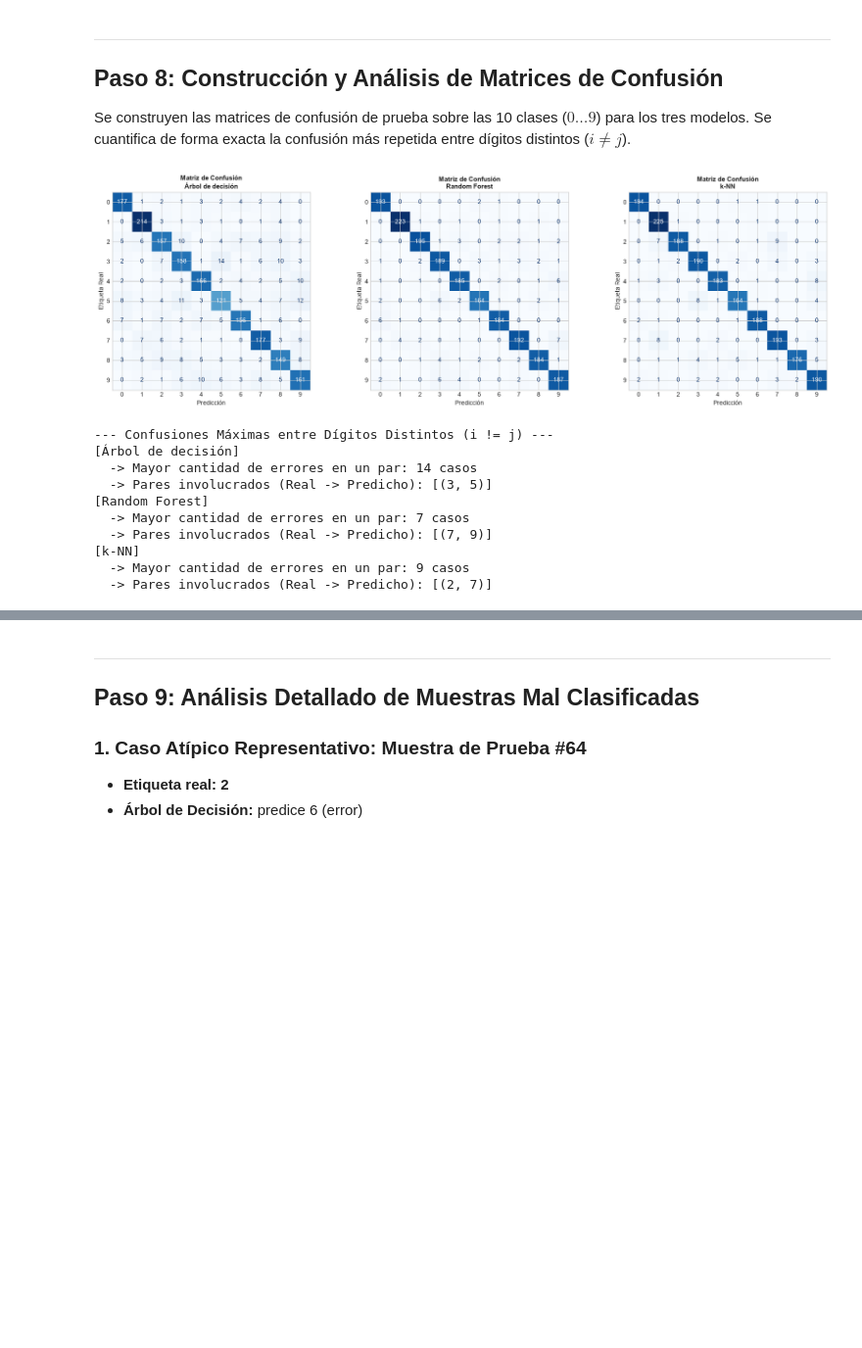
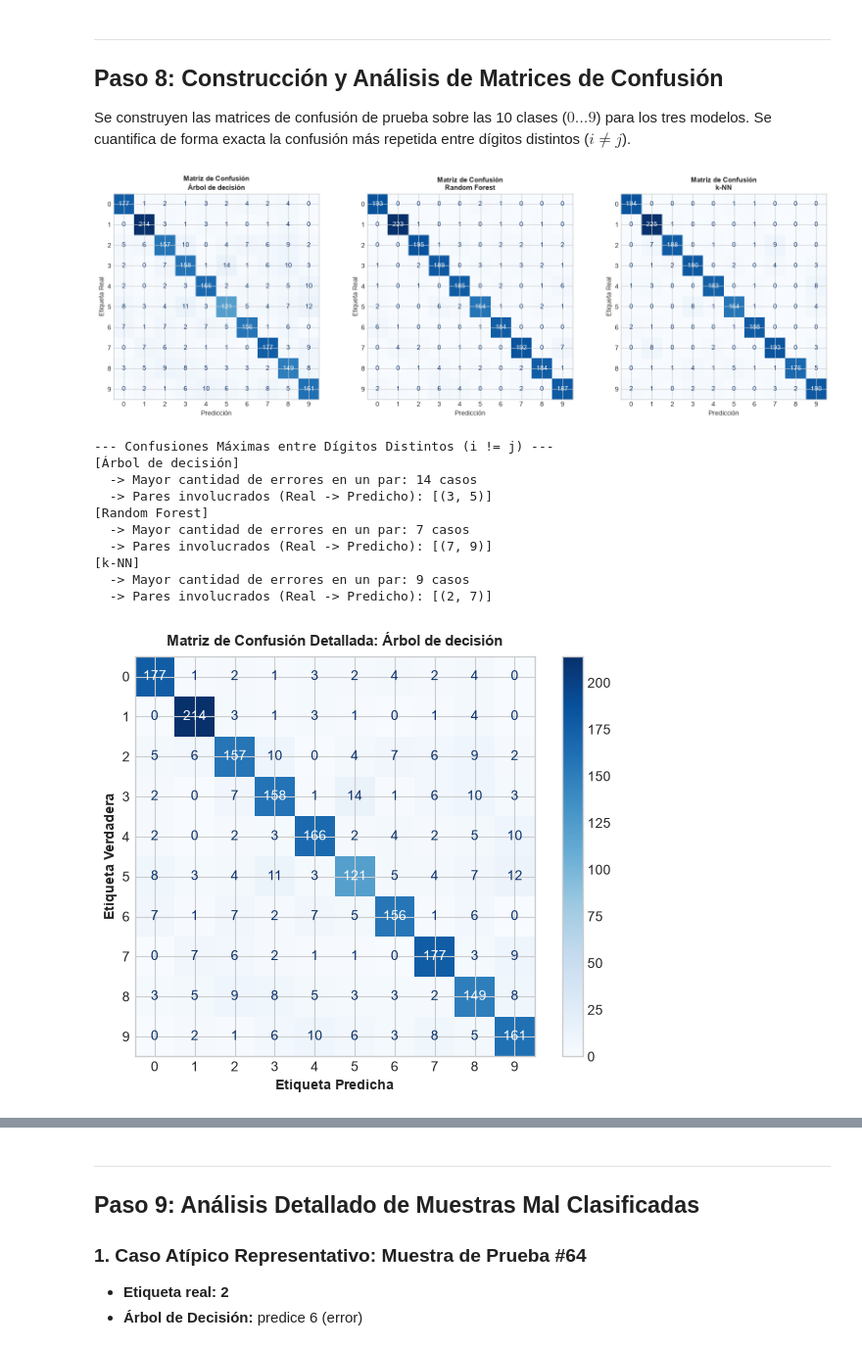
Before and after one commit to Josu-F1/Clasificacion_MNIST, a Jupyter notebook: Taller_APE_MNIST_Arbol_RandomForest_kNN.ipynb, the cells around one changed output, grey strips where cells are left out. Shown at 98% size. Drawn from its saved outputs; the diff is of its cells as text; code cells hidden in the pictures; blank space fills up the shorter version.

```diff
--- a/Taller_APE_MNIST_Arbol_RandomForest_kNN.ipynb
+++ b/Taller_APE_MNIST_Arbol_RandomForest_kNN.ipynb
@@ -324,40 +345,54 @@ plt.show()
 Se construyen las matrices de confusión de prueba sobre las 10 clases ($0 \dots 9$) para los tres modelos.
 Se cuantifica de forma exacta la confusión más repetida entre dígitos distintos ($i \neq j$).
 # %%
+# Panel Comparativo de Matrices de Confusión
 fig, axes = plt.subplots(1, 3, figsize=(18, 5.5))
 confusiones_max = {}
 
 for idx, (nombre, mod) in enumerate(modelos.items()):
     cm = confusion_matrix(y_pru, predicciones_pru[nombre], labels=list(range(10)))
 
     # Máximo error fuera de la diagonal principal
     cm_sin_diag = cm.copy()
     np.fill_diagonal(cm_sin_diag, 0)
     max_casos = int(cm_sin_diag.max())
     max_idx = np.where(cm_sin_diag == max_casos)
     pares = [(int(max_idx[0][k]), int(max_idx[1][k])) for k in range(len(max_idx[0]))]
 
     confusiones_max[nombre] = {
         "max_casos": max_casos,
         "pares": pares
     }
 
     disp = ConfusionMatrixDisplay(confusion_matrix=cm, display_labels=list(range(10)))
     disp.plot(ax=axes[idx], cmap="Blues", colorbar=False)
     axes[idx].set_title(f"Matriz de Confusión\n{nombre}", fontsize=11, fontweight="bold")
     axes[idx].set_xlabel("Predicción", fontsize=10)
     axes[idx].set_ylabel("Etiqueta Real", fontsize=10)
 
-plt.tight_layout()
+plt.savefig("images/matrices_confusion_comparativa.png", dpi=300, bbox_inches="tight")
 plt.show()
 
 print("--- Confusiones Máximas entre Dígitos Distintos (i != j) ---")
 for nombre, info in confusiones_max.items():
     print(f"[{nombre}]")
     print(f"  -> Mayor cantidad de errores en un par: {info['max_casos']} casos")
     print(f"  -> Pares involucrados (Real -> Predicho): {info['pares']}")
+
+# Matrices de Confusión Individuales Detalladas con Barra de Color
+for nombre, mod in modelos.items():
+    safe_name = "cm_" + nombre.lower().replace(" ", "_").replace("á", "a").replace("-", "")
+    cm = confusion_matrix(y_pru, predicciones_pru[nombre], labels=list(range(10)))
+    fig, ax = plt.subplots(figsize=(6, 5))
+    disp = ConfusionMatrixDisplay(confusion_matrix=cm, display_labels=list(range(10)))
+    disp.plot(ax=ax, cmap="Blues", values_format="d")
+    ax.set_title(f"Matriz de Confusión Detallada: {nombre}", fontsize=11, fontweight="bold", pad=8)
+    ax.set_xlabel("Etiqueta Predicha", fontsize=10, fontweight="bold")
+    ax.set_ylabel("Etiqueta Verdadera", fontsize=10, fontweight="bold")
+    plt.savefig(f"images/{safe_name}.png", dpi=300, bbox_inches="tight")
+    plt.show()
 # %% [output]
-[figure, old version]
+[figure, new version]
 --- Confusiones Máximas entre Dígitos Distintos (i != j) ---
 [Árbol de decisión]
   -> Mayor cantidad de errores en un par: 14 casos
@@ -368,3 +403,4 @@ for nombre, info in confusiones_max.items():
 [k-NN]
   -> Mayor cantidad de errores en un par: 9 casos
   -> Pares involucrados (Real -> Predicho): [(2, 7)]
+[figure, added]
```
Also changed, not shown: parts of 11 cells of this notebook, 18 other files.
